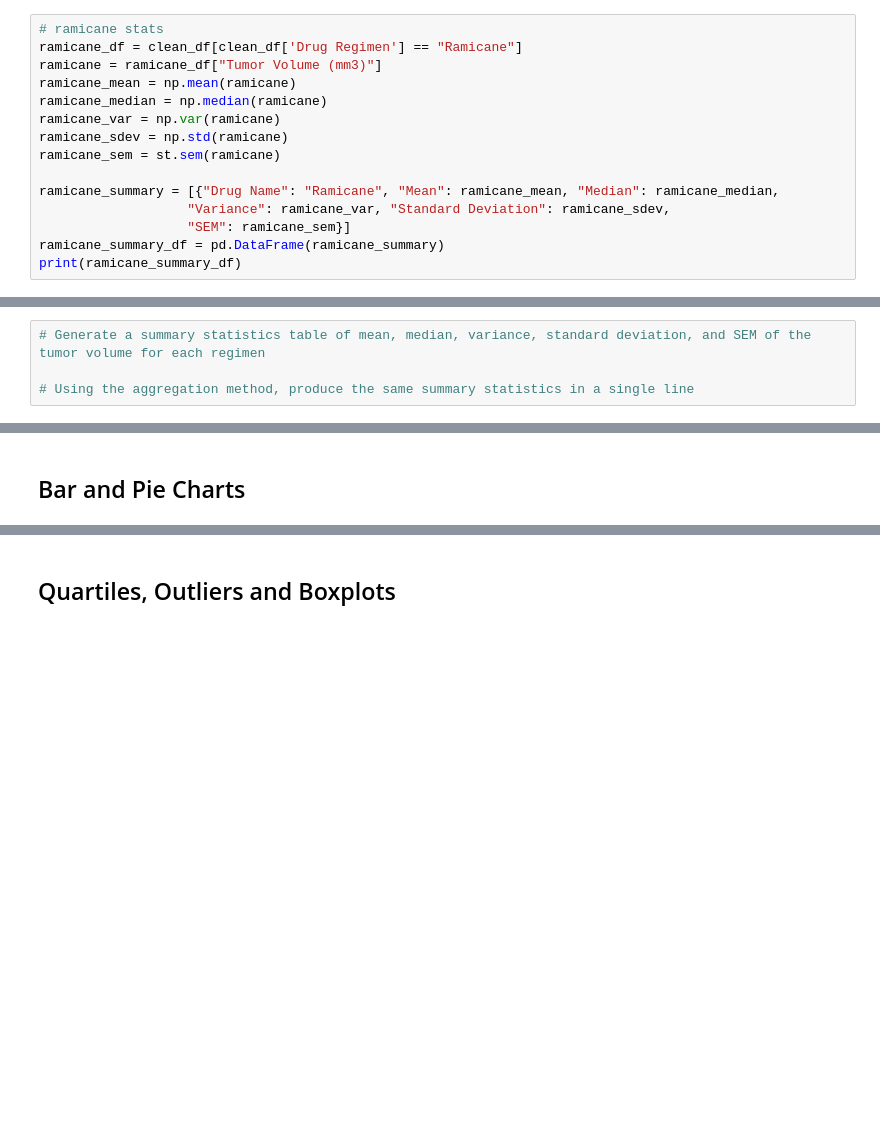
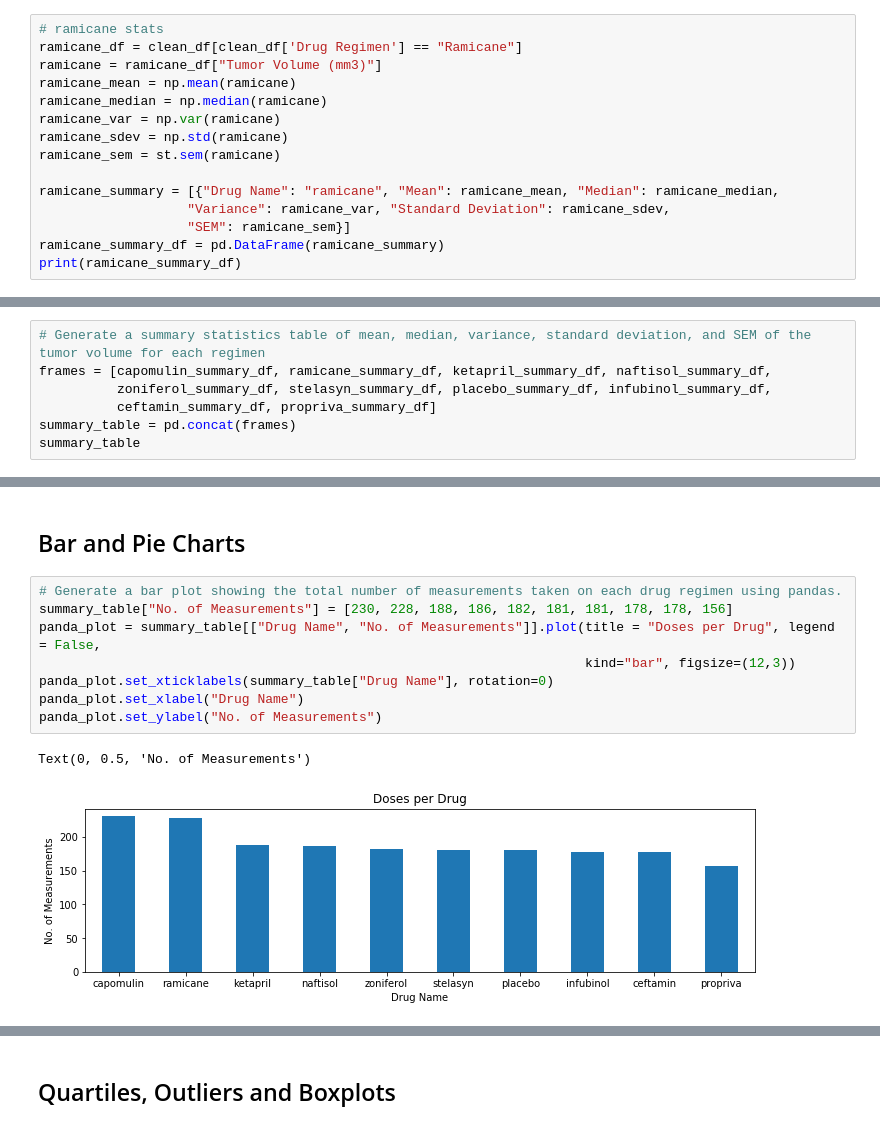
Before and after one commit to bmedford01/Pymaceuticals, a Jupyter notebook: Pymaceuticals/Pymaceuticals_Analysis.ipynb, the cells around one changed output, grey strips where cells are left out. Cells and saved outputs as stored; diff of their text form; blank space fills up the shorter version.

Commit message:
Added bar and pie chart anlyses.

```diff
--- a/Pymaceuticals/Pymaceuticals_Analysis.ipynb
+++ b/Pymaceuticals/Pymaceuticals_Analysis.ipynb
@@ -138,7 +136,7 @@ ramicane_var = np.var(ramicane)
 ramicane_sdev = np.std(ramicane)
 ramicane_sem = st.sem(ramicane)
 
-ramicane_summary = [{"Drug Name": "Ramicane", "Mean": ramicane_mean, "Median": ramicane_median,
+ramicane_summary = [{"Drug Name": "ramicane", "Mean": ramicane_mean, "Median": ramicane_median,
                    "Variance": ramicane_var, "Standard Deviation": ramicane_sdev,
                    "SEM": ramicane_sem}]
 ramicane_summary_df = pd.DataFrame(ramicane_summary)
@@ -292,5 +290,8 @@ print(propriva_summary_df)
 0  propriva  52.393463  50.909965  42.862273            6.546928  0.525862
 # %%
 # Generate a summary statistics table of mean, median, variance, standard deviation, and SEM of the tumor volume for each regimen
-
-# Using the aggregation method, produce the same summary statistics in a single line
+frames = [capomulin_summary_df, ramicane_summary_df, ketapril_summary_df, naftisol_summary_df,
+          zoniferol_summary_df, stelasyn_summary_df, placebo_summary_df, infubinol_summary_df,
+          ceftamin_summary_df, propriva_summary_df]
+summary_table = pd.concat(frames)
+summary_table
@@ -297,3 +310,14 @@ print(propriva_summary_df)
 # %% [markdown]
 ## Bar and Pie Charts
+# %%
+# Generate a bar plot showing the total number of measurements taken on each drug regimen using pandas.
+summary_table["No. of Measurements"] = [230, 228, 188, 186, 182, 181, 181, 178, 178, 156]
+panda_plot = summary_table[["Drug Name", "No. of Measurements"]].plot(title = "Doses per Drug", legend = False,
+                                                                      kind="bar", figsize=(12,3))
+panda_plot.set_xticklabels(summary_table["Drug Name"], rotation=0)
+panda_plot.set_xlabel("Drug Name")
+panda_plot.set_ylabel("No. of Measurements")
+# %% [output]
+Text(0, 0.5, 'No. of Measurements')
+[figure, added]
 # %%
```
Also changed, not shown: parts of 9 cells of this notebook.
